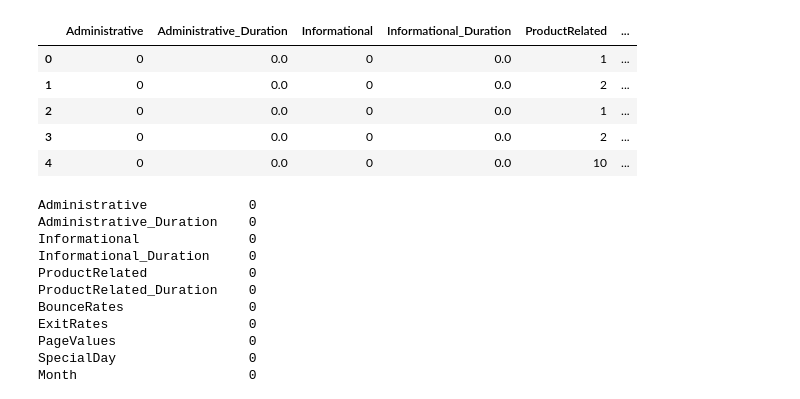
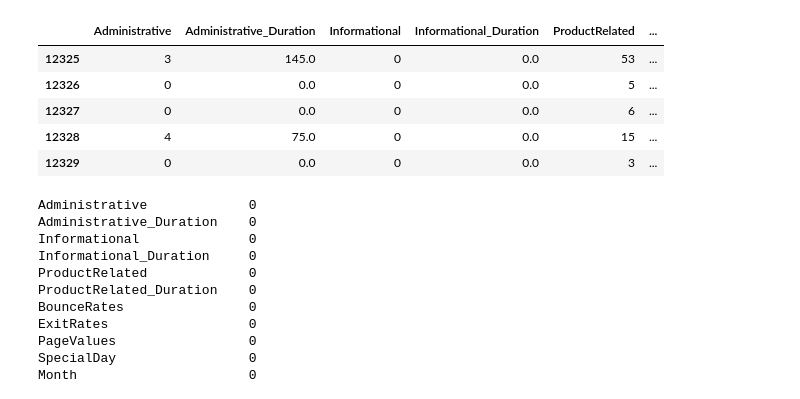
Before and after one commit to ayan-zz/Online-Shopper, a Jupyter notebook: notebook/ML Q4 assignment.ipynb, the cells around one changed output. Saved outputs shown, nothing was run; the diff lists cells and outputs as text; code cells hidden in the pictures.

```diff
--- a/notebook/ML Q4 assignment.ipynb
+++ b/notebook/ML Q4 assignment.ipynb
@@ -8,14 +8,14 @@ import matplotlib.pyplot as plt
 %matplotlib inline
 # %%
 data=pd.read_csv('online_shoppers_intention.csv')
-data.head()
+data.tail()
 # %% [output]
 |  | Administrative | Administrative_Duration | Informational | Informational_Duration | ProductRelated | ... |
-| 0 | 0 | 0.0 | 0 | 0.0 | 1 | ... |
-| 1 | 0 | 0.0 | 0 | 0.0 | 2 | ... |
-| 2 | 0 | 0.0 | 0 | 0.0 | 1 | ... |
-| 3 | 0 | 0.0 | 0 | 0.0 | 2 | ... |
-| 4 | 0 | 0.0 | 0 | 0.0 | 10 | ... |
+| 12325 | 3 | 145.0 | 0 | 0.0 | 53 | ... |
+| 12326 | 0 | 0.0 | 0 | 0.0 | 5 | ... |
+| 12327 | 0 | 0.0 | 0 | 0.0 | 6 | ... |
+| 12328 | 4 | 75.0 | 0 | 0.0 | 15 | ... |
+| 12329 | 0 | 0.0 | 0 | 0.0 | 3 | ... |
 # %%
 data.isna().sum()
 # %% [output]
```
Also changed, not shown: parts of 1 cell of this notebook, 4 other files.
